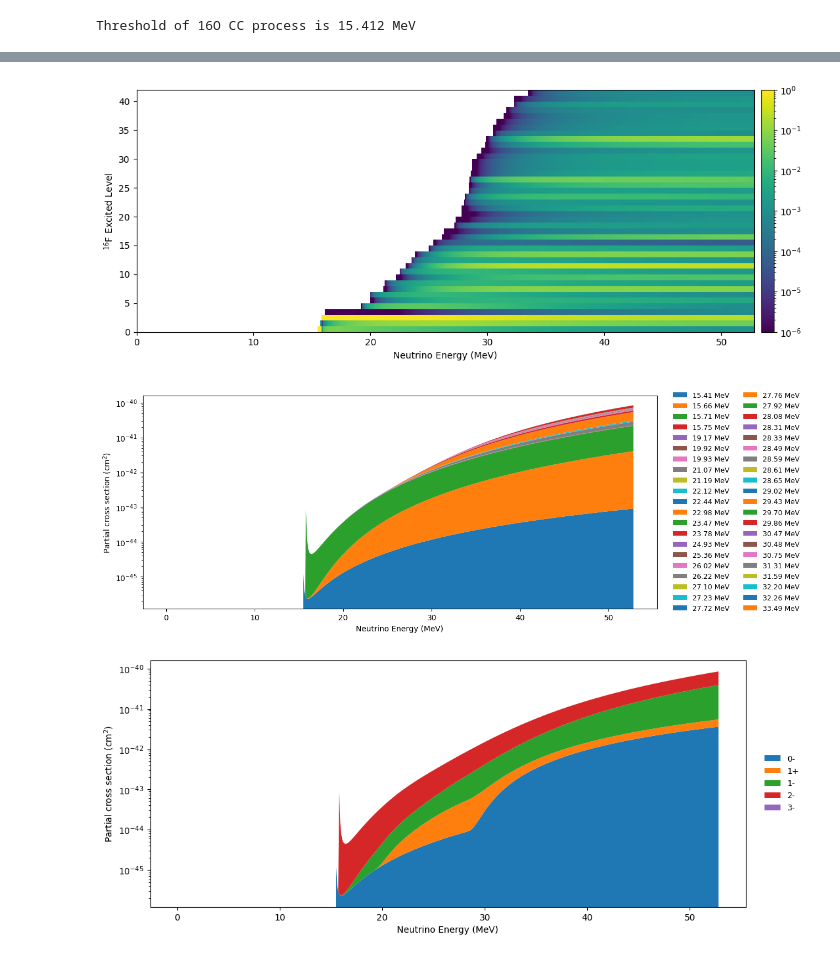
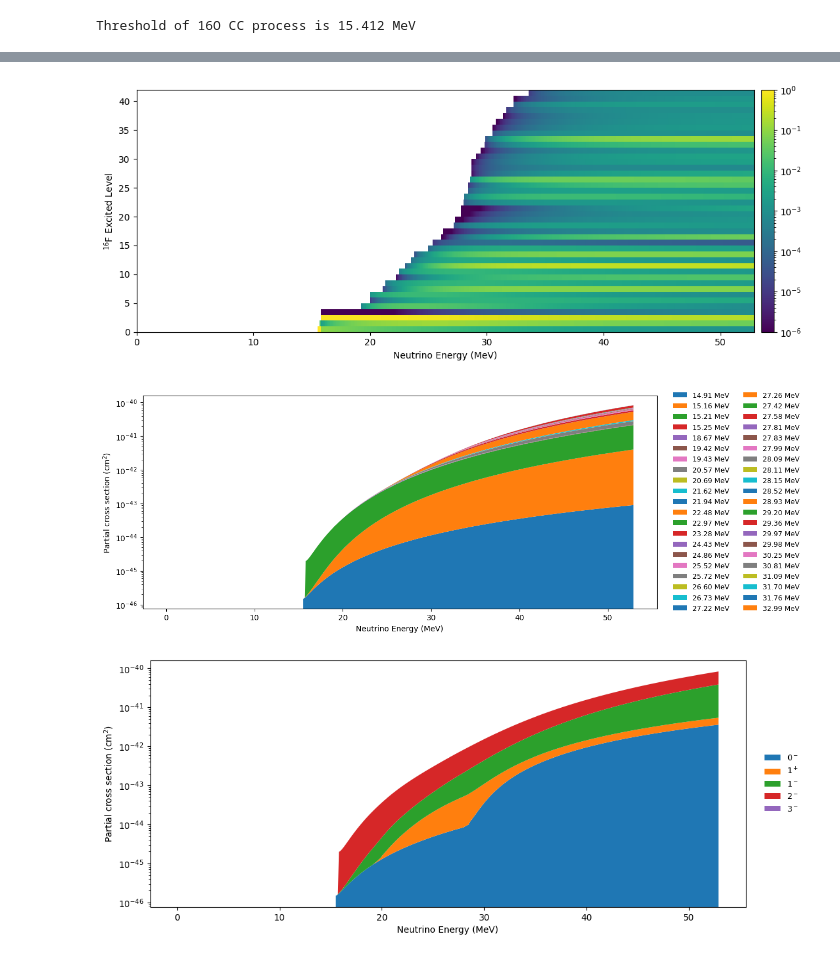
Before and after one commit to schedges/pyNEWTON, a Jupyter notebook: NuOGen.ipynb, the cells around one changed output, grey strips where cells are left out. Saved outputs shown, nothing was run; the diff lists cells and outputs as text; code cells hidden in the pictures.

Commit message:
Switched to using Barans input data instead of my digitized for consistency

```diff
--- a/NuOGen.ipynb
+++ b/NuOGen.ipynb
@@ -85,7 +99,11 @@ def loadNazakatoData(fname):
         if len(lineParts)==6:
           excitedLevels_MeV.append(float(lineParts[0]))
           excitedLevels_J.append(int(lineParts[1]))
-          excitedLevels_parity.append(int(lineParts[2]))
+          if lineParts[2]=="1":
+            parity = "-"
+          else:
+            parity = "+"
+          excitedLevels_parity.append(parity)
           excitedXS_20MeV.append(float(lineParts[3]))
           excitedXS_40MeV.append(float(lineParts[4]))
           excitedXS_60MeV.append(float(lineParts[5]))
@@ -102,14 +120,13 @@ excitedLevels_MeV,excitedLevels_J,excitedLevels_parity,excitedXS_20MeV,excitedXS
 
 #Make 3 plots of xs vs. excitation energy
 fig,ax = plt.subplots(1,3, figsize=(12,4), sharey=True)
-Exs_MeV = excitedLevels_MeV + threshold
 
 mask = excitedXS_20MeV > 0
-ax[0].vlines(Exs_MeV[mask], 1e-46, excitedXS_20MeV[mask],color="k",lw=0.7)
+ax[0].vlines(excitedLevels_MeV[mask], 1e-46, excitedXS_20MeV[mask],color="k",lw=0.7)
 mask = excitedXS_40MeV > 0
-ax[1].vlines(Exs_MeV[mask], 1e-46, excitedXS_40MeV[mask],color="k",lw=0.7)
+ax[1].vlines(excitedLevels_MeV[mask], 1e-46, excitedXS_40MeV[mask],color="k",lw=0.7)
 mask = excitedXS_60MeV > 0
-ax[2].vlines(Exs_MeV[mask], 1e-46, excitedXS_60MeV[mask],color="k",lw=0.7)
+ax[2].vlines(excitedLevels_MeV[mask], 1e-46, excitedXS_60MeV[mask],color="k",lw=0.7)
 
 plt.yscale("log")
 ax[0].set_xlim(0,35)
@@ -127,5 +144,17 @@ ax[2].set_xlabel("E$_x$ (MeV)")
 ax[2].set_ylabel(chr(963)+"$_k$ (cm$^2$)")
 ax[2].set_ylim(1e-46,1e-39)
 plt.show()
+
+
+df = pd.DataFrame({
+    "Excited level (MeV)": excitedLevels_MeV,
+    "J": excitedLevels_J,
+    "parity": excitedLevels_parity,
+    "20 MeV": excitedXS_20MeV,
+    "40 MeV": excitedXS_40MeV,
+    "60 MeV": excitedXS_60MeV,
+})
+
+df
 # %% [output]
 [figure]
@@ -136,7 +182,7 @@ def solveCoeffs(excitedLevels_MeV,excitedXS_20MeV,excitedXS_40MeV,excitedXS_60Me
   c2s = []
   c3s = []
   #Now step through levels, computing nu xs by fitting the three data files to determine coefficients a,b,c. Then
-  for ilev,Ex in enumerate(Exs_MeV):
+  for ilev,Ex in enumerate(excitedLevels_MeV):
 
     if Ex < 20:
       Lambda_20MeV = np.log10(np.power(20,0.25)-np.power(Ex,0.25))
@@ -151,7 +197,7 @@ def solveCoeffs(excitedLevels_MeV,excitedXS_20MeV,excitedXS_40MeV,excitedXS_60Me
     else:
       Lambda_60MeV = 0
 
-    if excitedXS_20MeV[ilev]>0:
+    if excitedXS_20MeV[ilev]>1e-46:
       logxs_20MeV = np.log10(excitedXS_20MeV[ilev])
     else:
       logxs_20MeV =  -np.inf
@@ -186,7 +232,7 @@ def solveCoeffs(excitedLevels_MeV,excitedXS_20MeV,excitedXS_40MeV,excitedXS_60Me
 c1s,c2s,c3s = solveCoeffs(excitedLevels_MeV,excitedXS_20MeV,excitedXS_40MeV,excitedXS_60MeV)
 
 df = pd.DataFrame({
-    "Excited level (MeV)": excitedLevels_MeV+threshold,
+    "Excited level (MeV)": excitedLevels_MeV,
     "a": c1s,
     "b": c2s,
     "c": c3s,
@@ -216,18 +262,18 @@ df
 eps_MeV = 0.0
 
 partial_xs = []
-for ilev,Ex_MeV in enumerate(Exs_MeV):
+for ilev,Ex_MeV in enumerate(excitedLevels_MeV):
   xs = np.zeros_like(energies_MeV_interp)
   if c3s[ilev]==0:
     for inrg,E in enumerate(energies_MeV_interp):
-      if E<=Ex_MeV + eps_MeV:
+      if E<=Ex_MeV + me_MeV:
         continue
       Lam = np.log10(np.power(E,0.25)-np.power(Ex_MeV,0.25))
       log10XS = c1s[ilev] + c2s[ilev]*Lam
       xs[inrg] = np.power(10,log10XS)
   else:
     for inrg,E in enumerate(energies_MeV_interp):
-      if E<=Ex_MeV + eps_MeV:
+      if E<=Ex_MeV + me_MeV:
         continue
       Lam = np.log10(np.power(E,0.25)-np.power(Ex_MeV,0.25))
       log10XS = c1s[ilev] + c2s[ilev]*Lam + c3s[ilev]*Lam*Lam
@@ -272,7 +318,7 @@ plt.tight_layout()
 fig2,ax2 = plt.subplots(figsize=(12,5))
 xs_stack = np.vstack([np.asarray(xs) for xs in partial_xs])   # (nlev, nE)
 
-labels = [f"{Exs_MeV[i]:.2f} MeV" for i in range(xs_stack.shape[0])]
+labels = [f"{excitedLevels_MeV[i]:.2f} MeV" for i in range(xs_stack.shape[0])]
 
 ax2.stackplot(energies_MeV_interp, xs_stack, labels=labels)
 ax2.set_xlabel("Neutrino Energy (MeV)")
@@ -290,34 +336,34 @@ ax2.legend(
 ##################
 ##Multipole plot##
 ##################
-JPis = np.array([f"{J}{'+' if p > 0 else '-'}"
+JPis = np.array([f"{J}$^{p}$"
                  for J, p in zip(excitedLevels_J, excitedLevels_parity)])
 multipoles = np.unique(JPis)
 multipole_xs=[np.zeros_like(energies_MeV_interp) for _ in multipoles]
 for mi, multipole in enumerate(multipoles):
     indices = np.where(JPis == multipole)[0]
     for idx in indices:
         multipole_xs[mi] += partial_xs[idx]    # <-- add into the right bucket
 
 
 fig3,ax3 = plt.subplots(figsize=(12,5))
 xs_stack = np.vstack([np.asarray(xs) for xs in multipole_xs])   # (nMultipoles, nE)
 labels = list(multipoles)
 
 ax3.stackplot(energies_MeV_interp, xs_stack, labels=labels)
 ax3.set_xlabel("Neutrino Energy (MeV)")
 ax3.set_ylabel(r"Partial cross section (cm$^2$)")
 ax3.set_yscale("log")
 
 ax3.legend(
     loc="center left",
     bbox_to_anchor=(1.02, 0.5),  # push legend to the right
     fontsize=9,
     frameon=False
 )
 
 plt.show()
 # %% [output]
-[figure, old version]
+[figure, new version]
-[figure, old version]
+[figure, new version]
-[figure, old version]
+[figure, new version]
```
Also changed, not shown: parts of 6 cells of this notebook.
